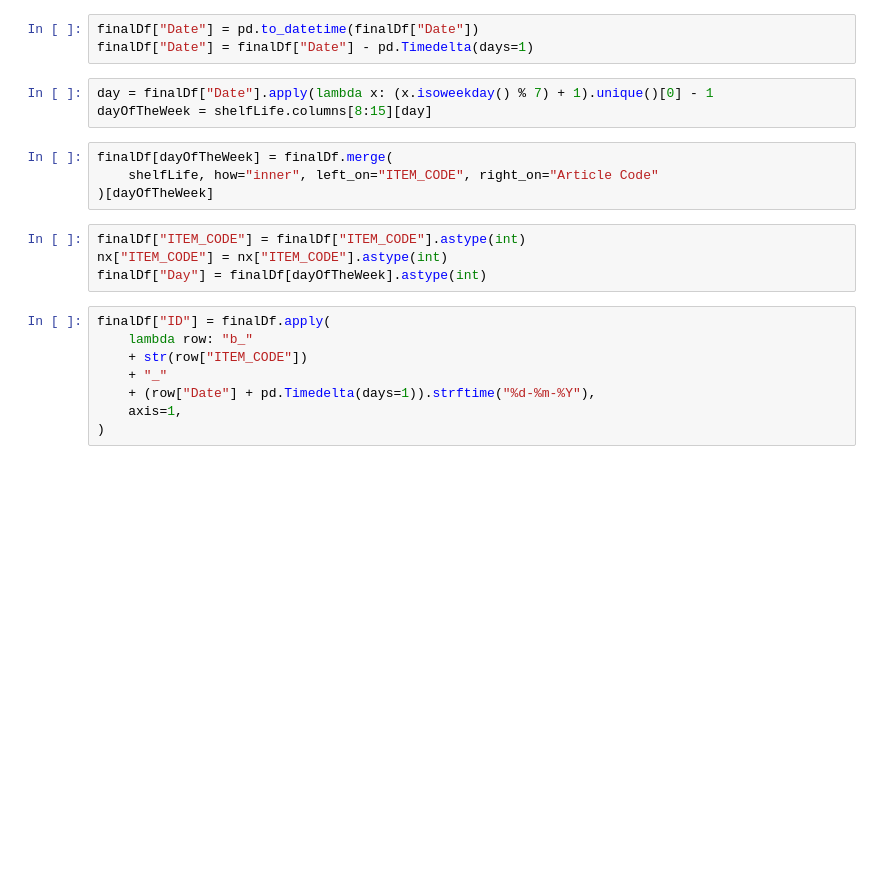
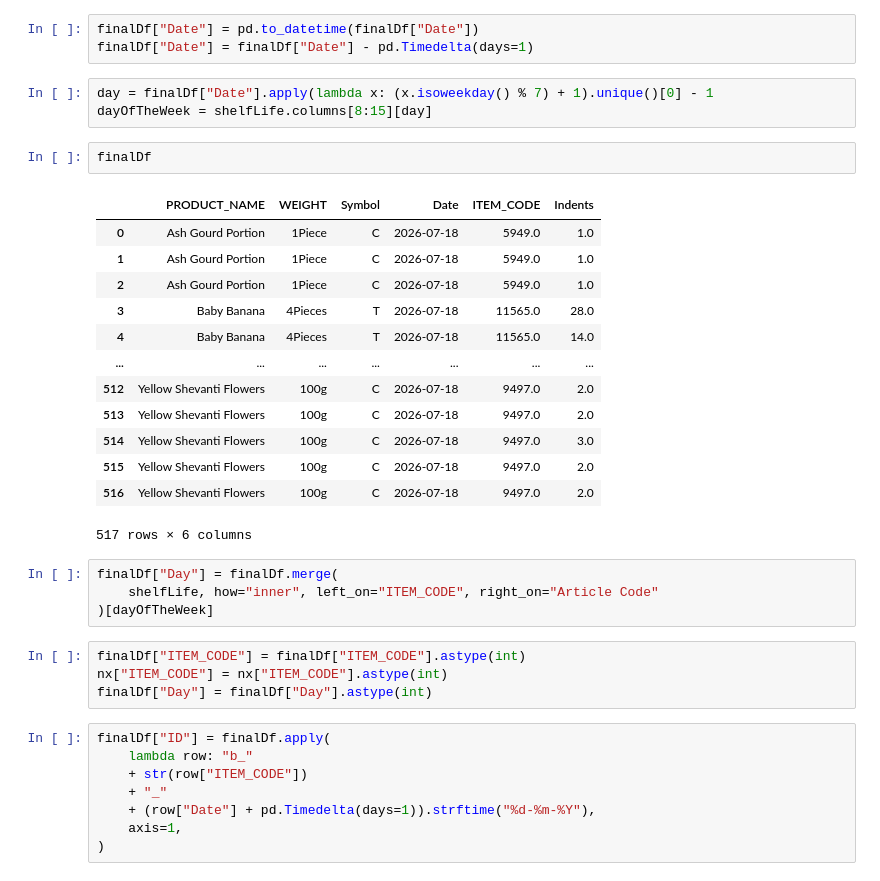
Before and after one commit to EbadAnsari/upgrade-mandi, a Jupyter notebook: upgrade_mandi/ShelfLife.ipynb, the cells around one changed output. Saved outputs shown, nothing was run; the diff lists cells and outputs as text; blank space fills up the shorter version.

```diff
--- a/upgrade_mandi/ShelfLife.ipynb
+++ b/upgrade_mandi/ShelfLife.ipynb
@@ -44,14 +44,30 @@ finalDf["Date"] = finalDf["Date"] - pd.Timedelta(days=1)
 # %%
 day = finalDf["Date"].apply(lambda x: (x.isoweekday() % 7) + 1).unique()[0] - 1
 dayOfTheWeek = shelfLife.columns[8:15][day]
+# %%
+finalDf
+# %% [output]
+|  | PRODUCT_NAME | WEIGHT | Symbol | Date | ITEM_CODE | Indents |
+| 0 | Ash Gourd Portion | 1Piece | C | 2026-07-18 | 5949.0 | 1.0 |
+| 1 | Ash Gourd Portion | 1Piece | C | 2026-07-18 | 5949.0 | 1.0 |
+| 2 | Ash Gourd Portion | 1Piece | C | 2026-07-18 | 5949.0 | 1.0 |
+| 3 | Baby Banana | 4Pieces | T | 2026-07-18 | 11565.0 | 28.0 |
+| 4 | Baby Banana | 4Pieces | T | 2026-07-18 | 11565.0 | 14.0 |
+| ... | ... | ... | ... | ... | ... | ... |
+| 512 | Yellow Shevanti Flowers | 100g | C | 2026-07-18 | 9497.0 | 2.0 |
+| 513 | Yellow Shevanti Flowers | 100g | C | 2026-07-18 | 9497.0 | 2.0 |
+| 514 | Yellow Shevanti Flowers | 100g | C | 2026-07-18 | 9497.0 | 3.0 |
+| 515 | Yellow Shevanti Flowers | 100g | C | 2026-07-18 | 9497.0 | 2.0 |
+| 516 | Yellow Shevanti Flowers | 100g | C | 2026-07-18 | 9497.0 | 2.0 |
+517 rows × 6 columns
 # %%
-finalDf[dayOfTheWeek] = finalDf.merge(
+finalDf["Day"] = finalDf.merge(
     shelfLife, how="inner", left_on="ITEM_CODE", right_on="Article Code"
 )[dayOfTheWeek]
 # %%
 finalDf["ITEM_CODE"] = finalDf["ITEM_CODE"].astype(int)
 nx["ITEM_CODE"] = nx["ITEM_CODE"].astype(int)
-finalDf["Day"] = finalDf[dayOfTheWeek].astype(int)
+finalDf["Day"] = finalDf["Day"].astype(int)
 # %%
 finalDf["ID"] = finalDf.apply(
     lambda row: "b_"
```
Also changed, not shown: parts of 4 cells of this notebook, 1 other file.
